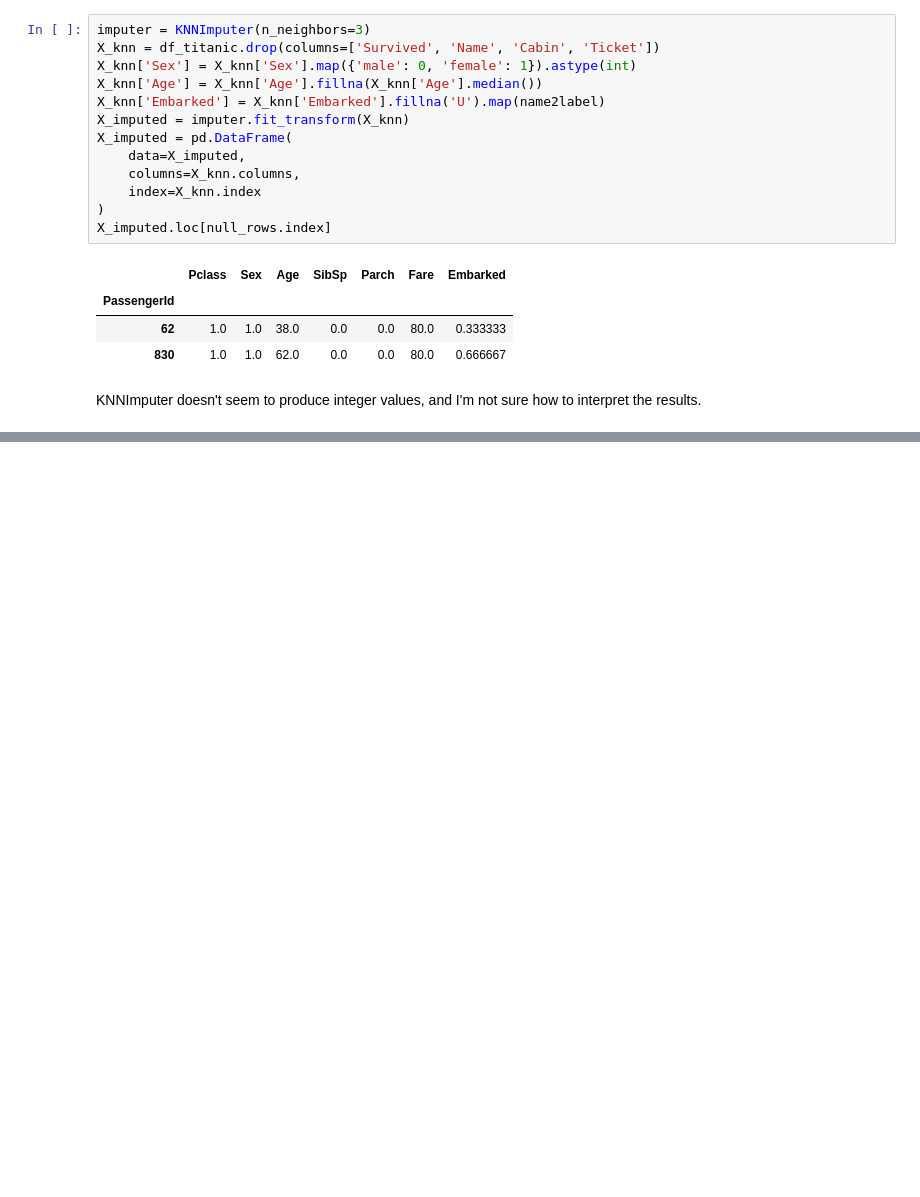
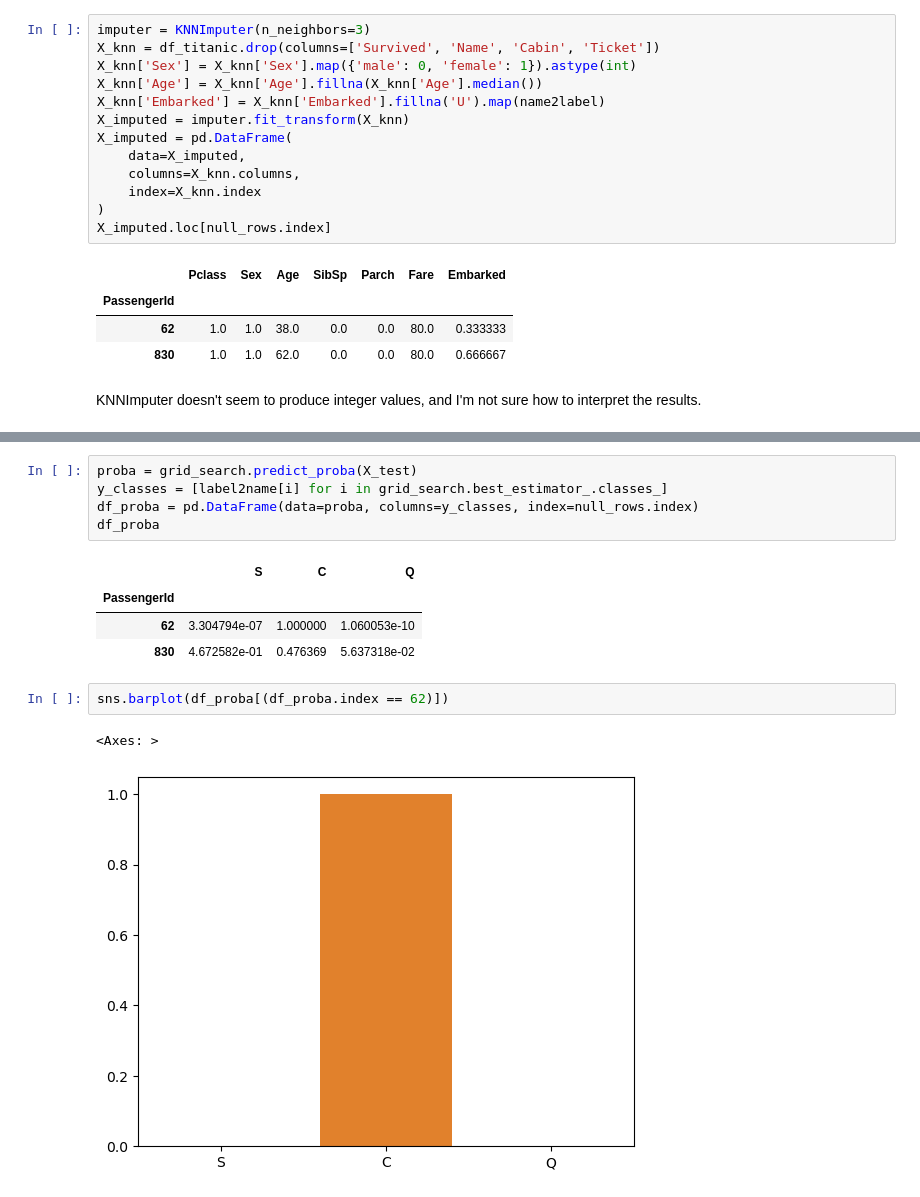
Before and after one commit to ADPriceless/TDA_Assignment_Titanic, a Jupyter notebook: embarked_impute.ipynb, the cells around one changed output, grey strips where cells are left out. Saved outputs shown, nothing was run; the diff lists cells and outputs as text; blank space fills up the shorter version.

```diff
--- a/embarked_impute.ipynb
+++ b/embarked_impute.ipynb
@@ -234,0 +383,15 @@ KNNImputer doesn't seem to produce integer values, and I'm not sure how to inter
+# %%
+proba = grid_search.predict_proba(X_test)
+y_classes = [label2name[i] for i in grid_search.best_estimator_.classes_]
+df_proba = pd.DataFrame(data=proba, columns=y_classes, index=null_rows.index)
+df_proba
+# %% [output]
+|  | S | C | Q |
+| PassengerId |  |  |  |
+| 62 | 3.304794e-07 | 1.000000 | 1.060053e-10 |
+| 830 | 4.672582e-01 | 0.476369 | 5.637318e-02 |
+# %%
+sns.barplot(df_proba[(df_proba.index == 62)])
+# %% [output]
+<Axes: >
+[figure, added]
```
Also changed, not shown: parts of 44 cells of this notebook.
